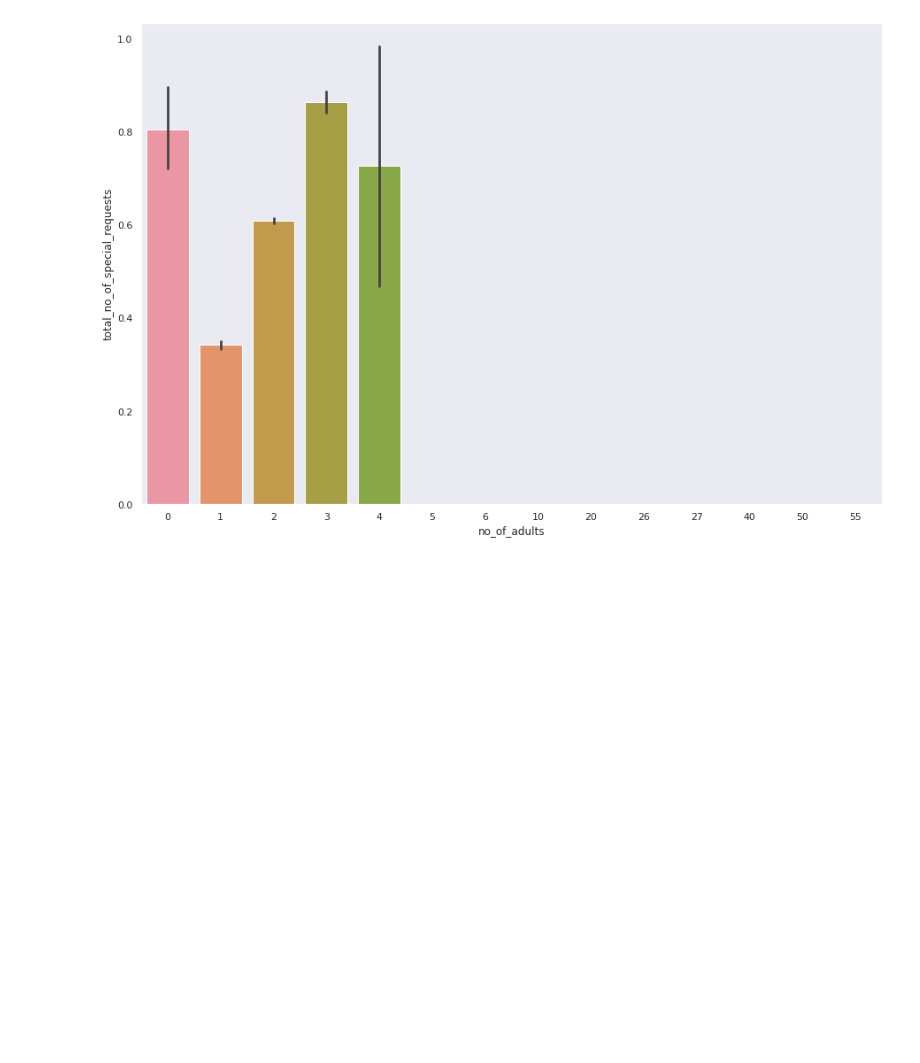
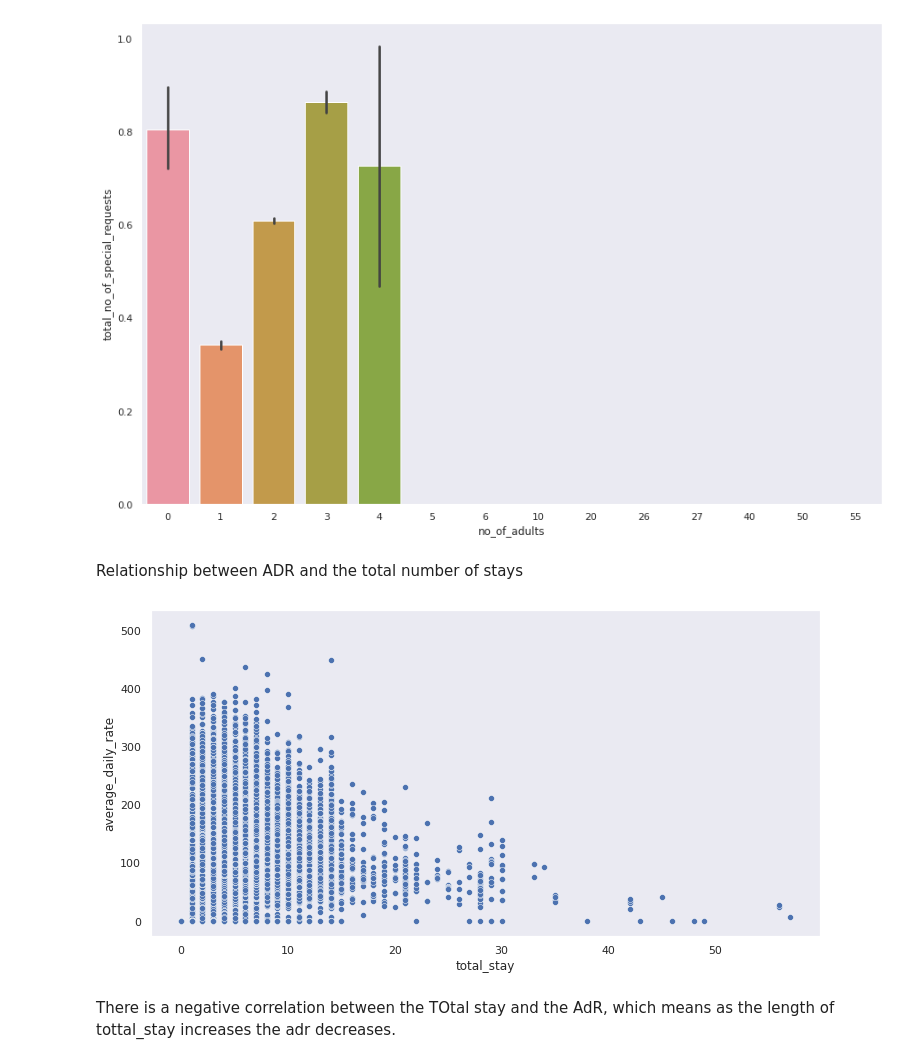
Before and after one commit to SomyaH99/Data_analysis_0f_Hotel_bookings, a Jupyter notebook: Hotel_Booking_Analysis_Capstone_Project.ipynb, the cells around one changed output. Saved outputs shown, nothing was run; the diff lists cells and outputs as text; code cells hidden in the pictures; blank space fills up the shorter version.

```diff
--- a/Hotel_Booking_Analysis_Capstone_Project.ipynb
+++ b/Hotel_Booking_Analysis_Capstone_Project.ipynb
@@ -510,3 +478,14 @@ fig = plt.gcf()
 fig.set_size_inches(15,10)
 # %% [output]
 [figure]
+# %% [markdown]
+Relationship between ADR and the total number of stays
+# %%
+df['total_stay'] = df['stays_in_weekend_nights']+df['stays_in_week_nights']
+plt.figure(figsize = (12,6))
+sns.scatterplot(y = 'average_daily_rate', x = 'total_stay', data = df)
+plt.show()
+# %% [output]
+[figure, added]
+# %% [markdown]
+There is a negative correlation between the TOtal stay and the AdR, which means as the length of tottal_stay increases the adr decreases.
```
Also changed, not shown: parts of 2 cells of this notebook.
